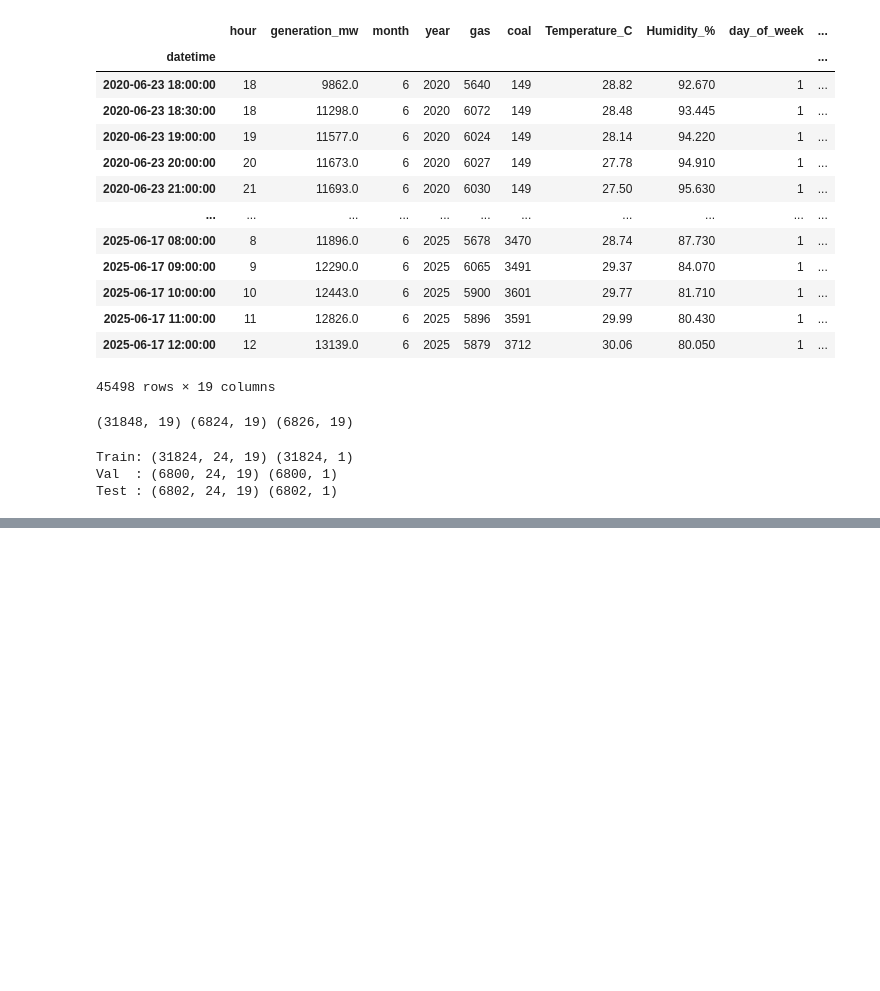
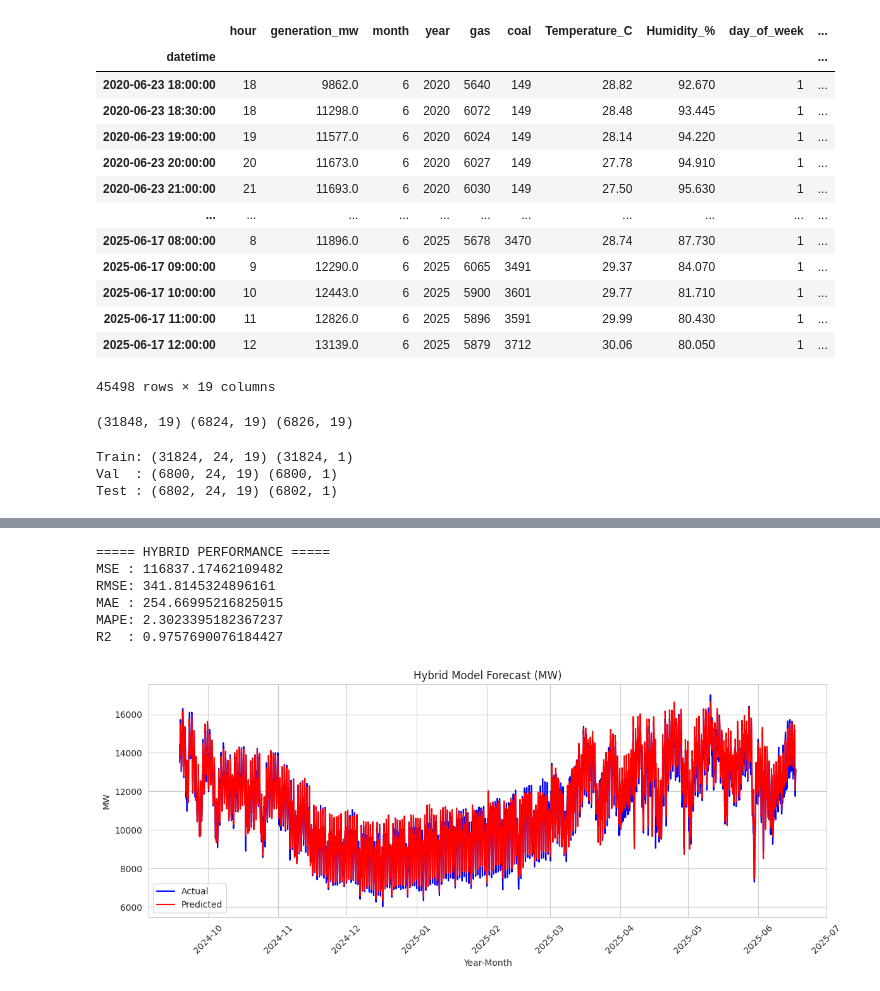
Before and after one commit to Joydas2003/Electrical-Load-Forcasting-Ml, a Jupyter notebook: Machine Learning Based short term Electrical Load Forcasting.ipynb, the cells around one changed output, grey strips where cells are left out. Saved outputs shown, nothing was run; the diff lists cells and outputs as text; code cells hidden in the pictures; blank space fills up the shorter version.

```diff
--- a/Machine Learning Based short term Electrical Load Forcasting.ipynb
+++ b/Machine Learning Based short term Electrical Load Forcasting.ipynb
@@ -1199,3 +1286,59 @@ with torch.no_grad():
 
 y_pred = np.concatenate(pred).reshape(-1)
 y_true = y_test_w.reshape(-1)
+# %%
+y_true_inv = sy.inverse_transform(y_true.reshape(-1,1)).reshape(-1)
+y_pred_inv = sy.inverse_transform(y_pred.reshape(-1,1)).reshape(-1)
+
+from sklearn.metrics import mean_squared_error, mean_absolute_error, r2_score
+import numpy as np
+
+mse = mean_squared_error(y_true_inv, y_pred_inv)
+rmse = np.sqrt(mse)
+mae = mean_absolute_error(y_true_inv, y_pred_inv)
+r2 = r2_score(y_true_inv, y_pred_inv)
+
+mape = np.mean(np.abs((y_true_inv - y_pred_inv)/(y_true_inv+1e-8))) * 100
+
+print("===== HYBRID PERFORMANCE =====")
+print("MSE :", mse)
+print("RMSE:", rmse)
+print("MAE :", mae)
+print("MAPE:", mape)
+print("R2  :", r2)
+# %% [output]
+===== HYBRID PERFORMANCE =====
+MSE : 116837.17462109482
+RMSE: 341.8145324896161
+MAE : 254.66995216825015
+MAPE: 2.3023395182367237
+R2  : 0.9757690076184427
+# %%
+import matplotlib.pyplot as plt
+import pandas as pd
+
+# correct time index
+time_index = y.iloc[train_size + val_size + w:].index
+
+# convert to Year-Month format
+time_index = pd.to_datetime(time_index)
+
+plt.figure(figsize=(12,5))
+
+plt.plot(time_index, y_true_inv, color='blue', label="Actual")
+
+plt.plot(time_index, y_pred_inv, color='red', label="Predicted")
+
+plt.title("Hybrid Model Forecast (MW)")
+plt.xlabel("Year-Month")
+plt.ylabel("MW")
+
+# format x-axis as Year-Month
+plt.gca().xaxis.set_major_formatter(plt.matplotlib.dates.DateFormatter('%Y-%m'))
+plt.xticks(rotation=45)
+
+plt.legend()
+plt.tight_layout()
+plt.show()
+# %% [output]
+[figure, added]
```
Also changed, not shown: parts of 48 cells of this notebook.
